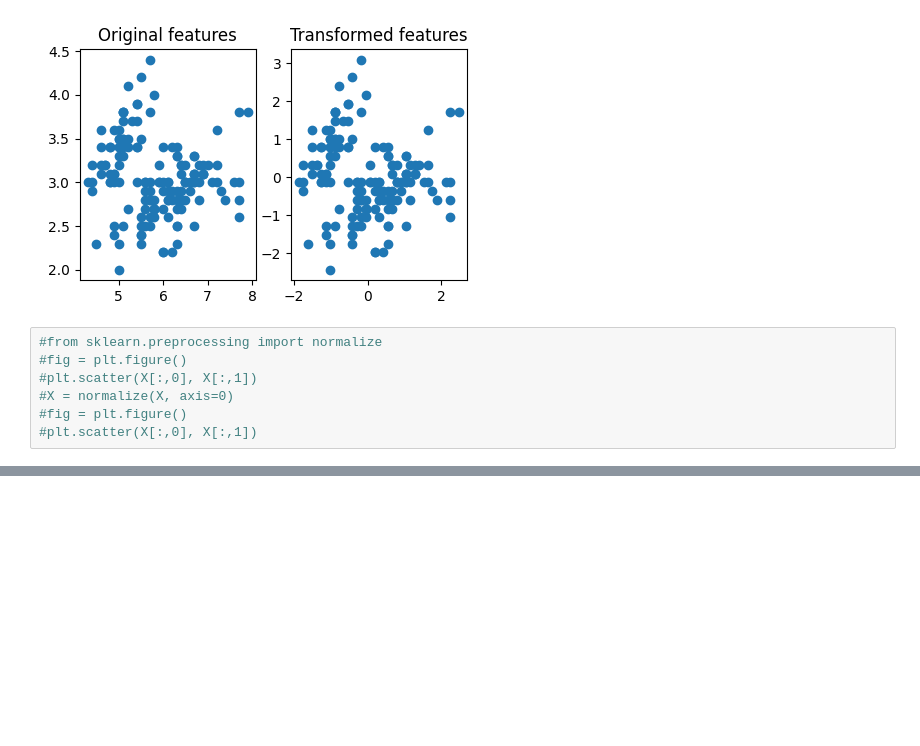
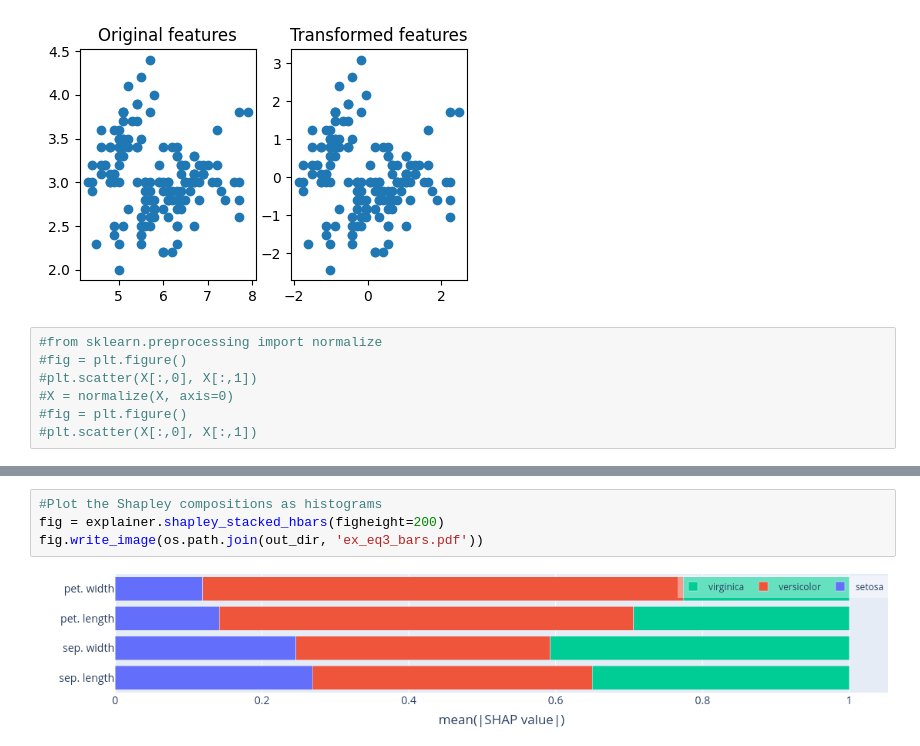
Before and after one commit to shapley-composition/ecai-2024-code-and-exp, a Jupyter notebook: 3classes_example.ipynb, the cells around one changed output, grey strips where cells are left out. Drawn from its saved outputs; the diff is of its cells as text; blank space fills up the shorter version.

```diff
--- a/3classes_example.ipynb
+++ b/3classes_example.ipynb
@@ -125,0 +127,6 @@ fig.write_image(os.path.join(out_dir, 'ex_eq3_histo.pdf'))
+# %%
+#Plot the Shapley compositions as histograms
+fig = explainer.shapley_stacked_hbars(figheight=200)
+fig.write_image(os.path.join(out_dir, 'ex_eq3_bars.pdf'))
+# %% [output]
+[figure, added]
```
Also changed, not shown: parts of 6 cells of this notebook, 3 other files.
